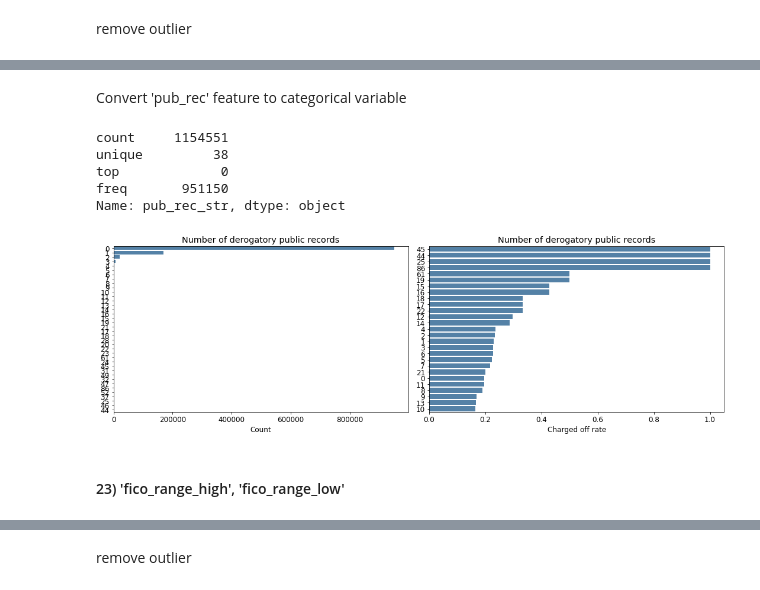
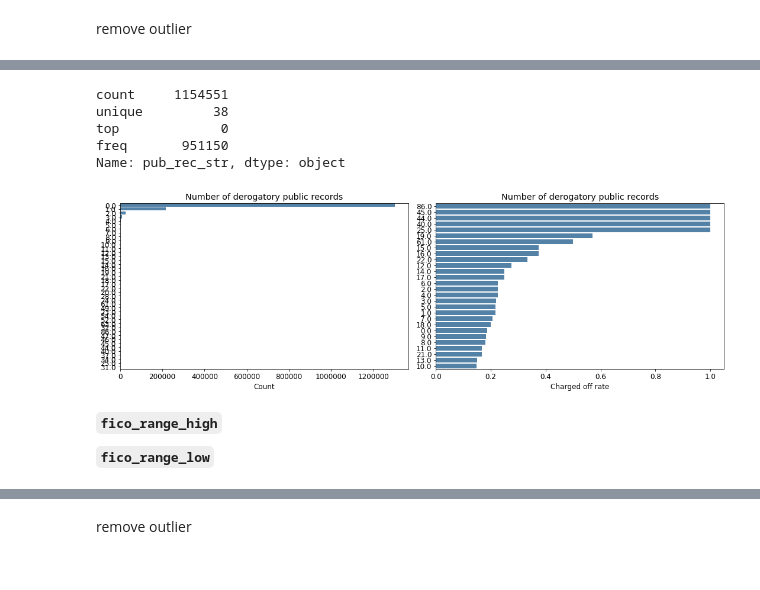
Before and after one commit to cyuancheng/Lending_Club, a Jupyter notebook: 03_LC_DataPreprocessing_2.ipynb, the cells around one changed output, grey strips where cells are left out. Saved outputs shown, nothing was run; the diff lists cells and outputs as text; code cells hidden in the pictures.

```diff
--- a/03_LC_DataPreprocessing_2.ipynb
+++ b/03_LC_DataPreprocessing_2.ipynb
@@ -530 +560,3 @@ array(['< 1 year', '6 years', '10+ years', '8 years', '2 years',
+# %%
+df.drop(['emp_length'], axis=1, inplace=True)
 # %% [markdown]
@@ -615,4 +649,7 @@ freq       161641
 Name: addr_state, dtype: object
+# %%
+# remove 'IA'
+df = df[df['addr_state'] != 'IA']
 # %%
 df['addr_state'].unique()
 # %% [output]
@@ -910,2 +961,2 @@ Convert 'deling_2yrs' feature to categorical variable
 # %%
-df['delinq_2yrs_str'] = df['delinq_2yrs'].apply(lambda x: str(int(x)))
+df['log_delinq_2yrs'] = df['delinq_2yrs'].apply(lambda x: np.log10(x))
@@ -1001,7 +1044,3 @@ array([ 0.,  1.,  2.,  3.,  5.,  4., 11.,  6.,  7.,  9., 10., 23.,  8.,
-# %% [markdown]
-Convert 'pub_rec' feature to categorical variable
-# %%
-df['pub_rec_str']=df['pub_rec'].apply(lambda x: str(int(x)))
 # %%
 df['pub_rec_str'].describe()
 # %% [output]
@@ -1011,11 +1050,13 @@ top             0
 freq       951150
 Name: pub_rec_str, dtype: object
 # %%
-plot_cat(df,'pub_rec_str', 'Number of derogatory public records')
+plot_cat(df,'pub_rec', 'Number of derogatory public records')
 # %% [output]
-[figure, old version]
+[figure, new version]
 # %% [markdown]
-#### 23) 'fico_range_high', 'fico_range_low'
+**`fico_range_high`**
+
+**`fico_range_low`**
 # %%
 df['fico'] = (df['fico_range_high']  + df['fico_range_high'])/2
 # %%
```
Also changed, not shown: parts of 148 cells of this notebook.
